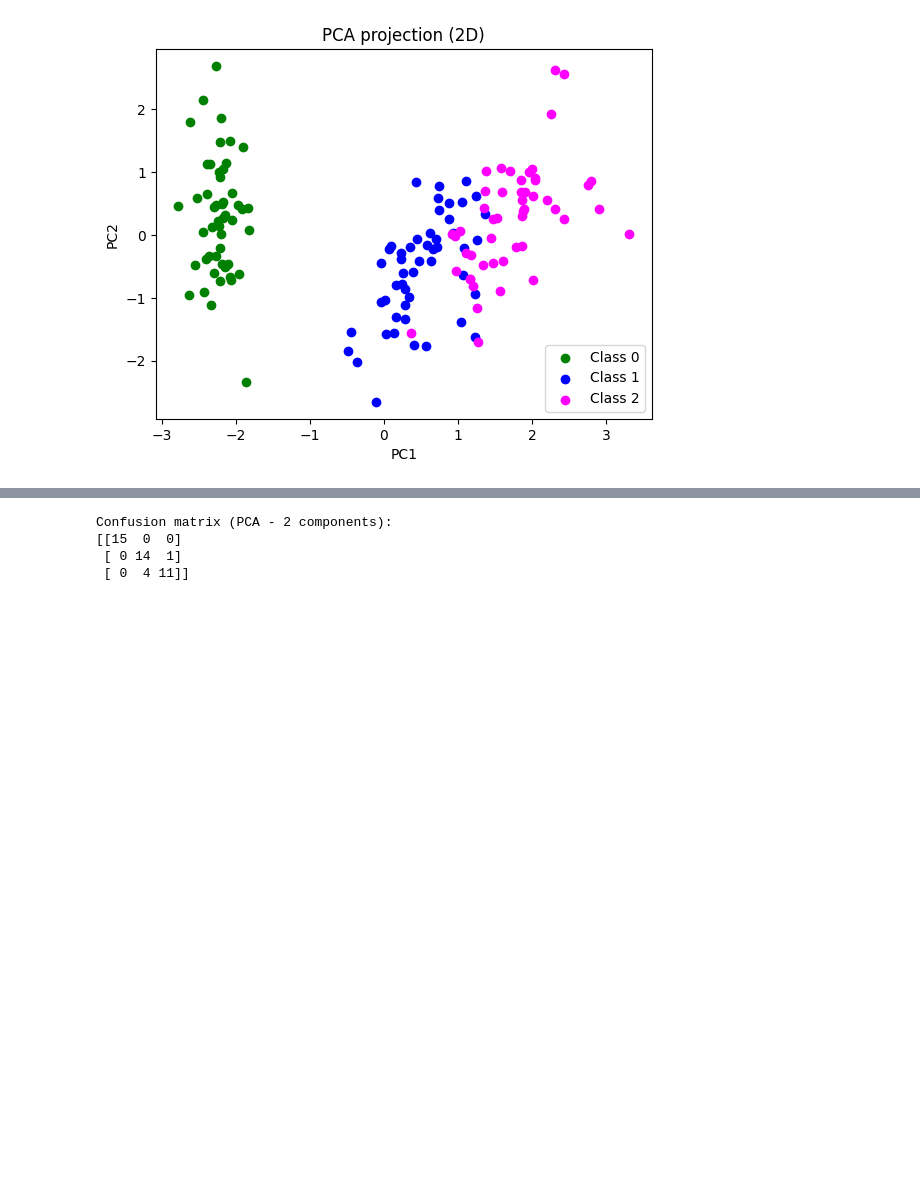
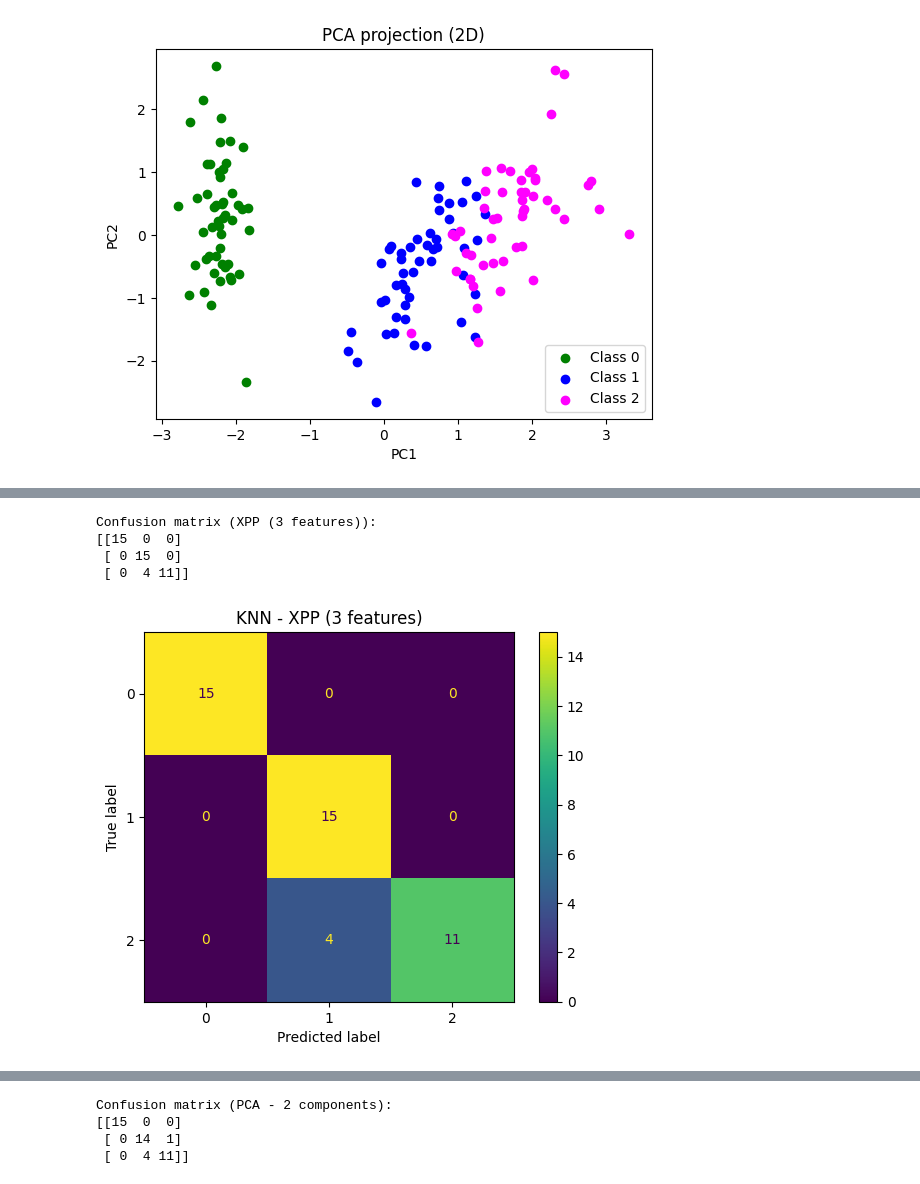
Before and after one commit to lukaskonar/MPA-MLF, a Jupyter notebook: lab_04.ipynb, the cells around one changed output, grey strips where cells are left out. Drawn from its saved outputs; the diff is of its cells as text; code cells hidden in the pictures; blank space fills up the shorter version.

```diff
--- a/lab_04.ipynb
+++ b/lab_04.ipynb
@@ -132,0 +133,32 @@ Confusion matrix (Full 4D data):
+# %%
+from sklearn.model_selection import train_test_split
+from sklearn.neighbors import KNeighborsClassifier
+from sklearn.metrics import confusion_matrix, ConfusionMatrixDisplay
+import matplotlib.pyplot as plt
+
+# Split dataset
+X_train, X_test, y_train, y_test = train_test_split(
+    Xpp, y, test_size=0.3, random_state=42, stratify=y
+)
+
+# KNN classifier
+knn1 = KNeighborsClassifier(n_neighbors=3)
+knn1.fit(X_train, y_train)
+
+# Prediction
+y_pred1 = knn1.predict(X_test)
+
+# Confusion matrix
+cm1 = confusion_matrix(y_test, y_pred1)
+print("Confusion matrix (XPP (3 features)):")
+print(cm1)
+
+ConfusionMatrixDisplay.from_predictions(y_test, y_pred1)
+plt.title("KNN - XPP (3 features)")
+plt.show()
+# %% [output]
+Confusion matrix (XPP (3 features)):
+[[15  0  0]
+ [ 0 15  0]
+ [ 0  4 11]]
+[figure, added]
```
Also changed, not shown: parts of 3 cells of this notebook.
